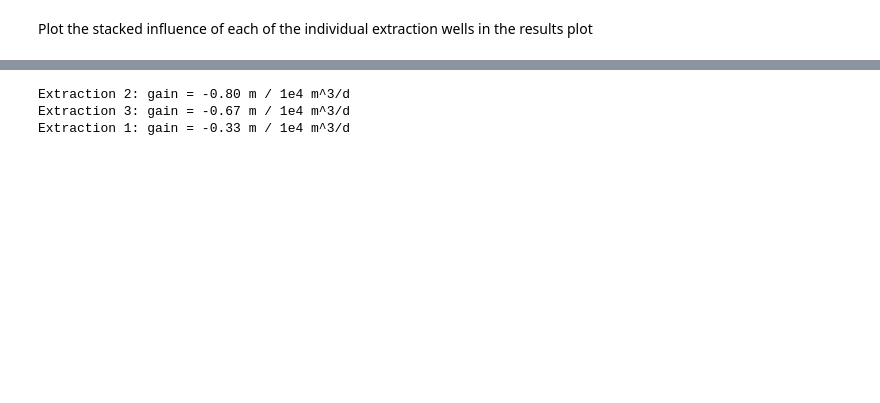
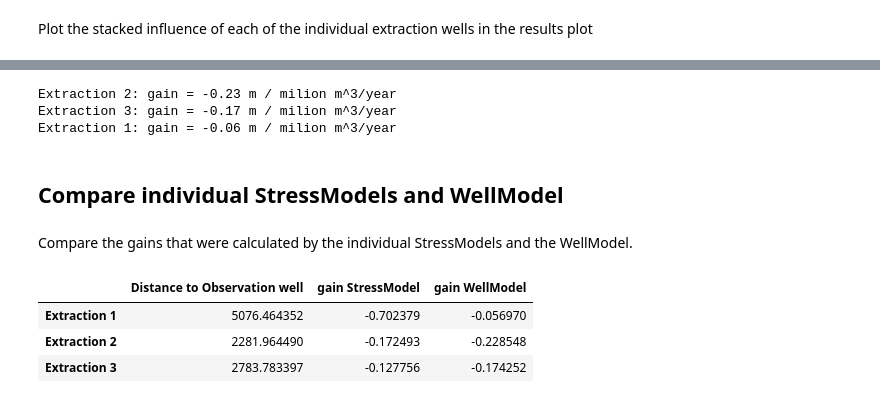
Before and after one commit to pastas/pastas, a Jupyter notebook: examples/notebooks/11_WellModel.ipynb, the cells around one changed output, grey strips where cells are left out. Drawn from its saved outputs; the diff is of its cells as text; code cells hidden in the pictures; blank space fills up the shorter version.

```diff
--- a/examples/notebooks/11_WellModel.ipynb
+++ b/examples/notebooks/11_WellModel.ipynb
@@ -82 +177,5 @@ distances
+# %%
+for i in range(3):
+    name = extraction_names[i]
+    ml.del_stressmodel(name)
 # %% [markdown]
@@ -145,11 +241,23 @@ Get parameters for each well (including the distance) and calculate the gain:
 # %%
 wm = ml.stressmodels["Wells"]
 for i in range(3):
+    p = wm.get_parameters(model=ml, istress=i)
+    gain = wm.rfunc.gain(p) * 1000000 / 365.25
     name = wm.stress[i].name
-    p = wm.get_parameters(model=ml, istress=i)
-    gain = wm.rfunc.gain(p) * 1e4
-    print("{0}: gain = {1:.2f} m / 1e4 m^3/d".format(name, gain))
+    print("{0}: gain = {1:.2f} m / milion m^3/year".format(name, gain))
+    df.at[name, 'gain WellModel'] = gain
 # %% [output]
-Extraction 2: gain = -0.80 m / 1e4 m^3/d
-Extraction 3: gain = -0.67 m / 1e4 m^3/d
-Extraction 1: gain = -0.33 m / 1e4 m^3/d
+Extraction 2: gain = -0.23 m / milion m^3/year
+Extraction 3: gain = -0.17 m / milion m^3/year
+Extraction 1: gain = -0.06 m / milion m^3/year
+# %% [markdown]
+## Compare individual StressModels and WellModel
+# %% [markdown]
+Compare the gains that were calculated by the individual StressModels and the WellModel.
+# %%
+df
+# %% [output]
+|  | Distance to Observation well | gain StressModel | gain WellModel |
+| Extraction 1 | 5076.464352 | -0.702379 | -0.056970 |
+| Extraction 2 | 2281.964490 | -0.172493 | -0.228548 |
+| Extraction 3 | 2783.783397 | -0.127756 | -0.174252 |
```
Also changed, not shown: parts of 37 cells of this notebook, 1 other file.
